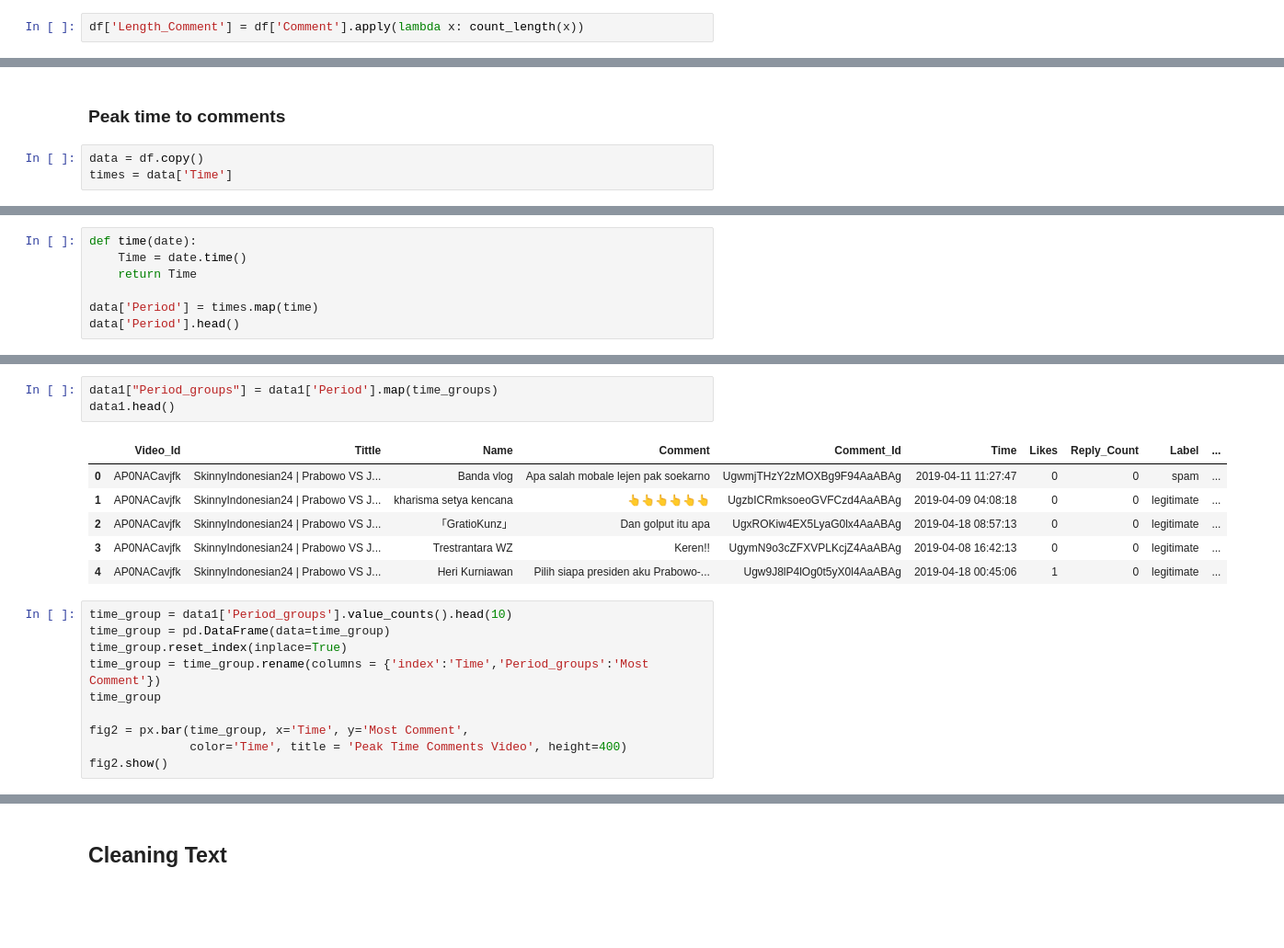
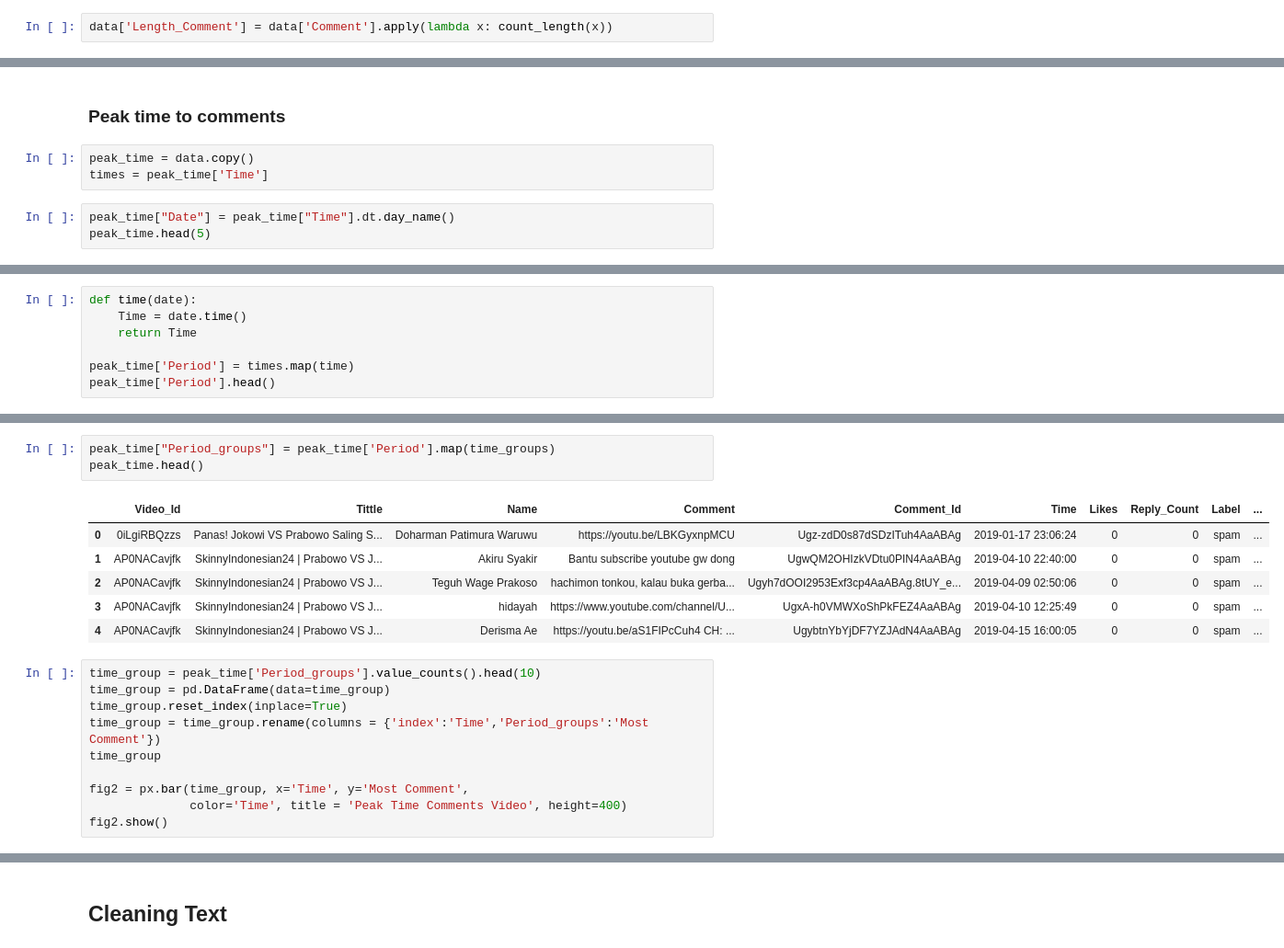
Before and after one commit to dewirizki/CommentsDetection, a Jupyter notebook: Code/data_prepocessing.ipynb, the cells around one changed output, grey strips where cells are left out. Shown at 92% size. Drawn from its saved outputs; the diff is of its cells as text; blank space fills up the shorter version.

```diff
--- a/Code/data_prepocessing.ipynb
+++ b/Code/data_prepocessing.ipynb
@@ -110,4 +171,4 @@ memory usage: 127.2+ KB
 def count_length(text):
     return len(text)
 # %%
-df['Length_Comment'] = df['Comment'].apply(lambda x: count_length(x))
+data['Length_Comment'] = data['Comment'].apply(lambda x: count_length(x))
@@ -145,5 +216,8 @@ fig.show()
 # %% [markdown]
 ### Peak time to comments
 # %%
-data = df.copy()
-times = data['Time']
+peak_time = data.copy()
+times = peak_time['Time']
+# %%
+peak_time["Date"] = peak_time["Time"].dt.day_name()
+peak_time.head(5)
@@ -152,6 +233,6 @@ def time(date):
     Time = date.time()
     return Time
 
-data['Period'] = times.map(time)
-data['Period'].head()
+peak_time['Period'] = times.map(time)
+peak_time['Period'].head()
 # %% [output]
@@ -216,17 +295,17 @@ def time_groups(time):
     else:
         return 'other'
 # %%
-data1["Period_groups"] = data1['Period'].map(time_groups)
-data1.head()
+peak_time["Period_groups"] = peak_time['Period'].map(time_groups)
+peak_time.head()
 # %% [output]
 |  | Video_Id | Tittle | Name | Comment | Comment_Id | Time | Likes | Reply_Count | Label | ... |
-| 0 | AP0NACavjfk | SkinnyIndonesian24 | Prabowo VS J... | Banda vlog | Apa salah mobale lejen pak soekarno | UgwmjTHzY2zMOXBg9F94AaABAg | 2019-04-11 11:27:47 | 0 | 0 | spam | ... |
-| 1 | AP0NACavjfk | SkinnyIndonesian24 | Prabowo VS J... | kharisma setya kencana | 👆👆👆👆👆👆 | UgzbICRmksoeoGVFCzd4AaABAg | 2019-04-09 04:08:18 | 0 | 0 | legitimate | ... |
-| 2 | AP0NACavjfk | SkinnyIndonesian24 | Prabowo VS J... | 「GratioKunz」 | Dan golput itu apa | UgxROKiw4EX5LyaG0lx4AaABAg | 2019-04-18 08:57:13 | 0 | 0 | legitimate | ... |
-| 3 | AP0NACavjfk | SkinnyIndonesian24 | Prabowo VS J... | Trestrantara WZ | Keren!! | UgymN9o3cZFXVPLKcjZ4AaABAg | 2019-04-08 16:42:13 | 0 | 0 | legitimate | ... |
-| 4 | AP0NACavjfk | SkinnyIndonesian24 | Prabowo VS J... | Heri Kurniawan | Pilih siapa presiden aku Prabowo-... | Ugw9J8lP4lOg0t5yX0l4AaABAg | 2019-04-18 00:45:06 | 1 | 0 | legitimate | ... |
+| 0 | 0iLgiRBQzzs | Panas! Jokowi VS Prabowo Saling S... | Doharman Patimura Waruwu | https://youtu.be/LBKGyxnpMCU | Ugz-zdD0s87dSDzITuh4AaABAg | 2019-01-17 23:06:24 | 0 | 0 | spam | ... |
+| 1 | AP0NACavjfk | SkinnyIndonesian24 | Prabowo VS J... | Akiru Syakir | Bantu subscribe youtube gw dong | UgwQM2OHIzkVDtu0PIN4AaABAg | 2019-04-10 22:40:00 | 0 | 0 | spam | ... |
+| 2 | AP0NACavjfk | SkinnyIndonesian24 | Prabowo VS J... | Teguh Wage Prakoso | hachimon tonkou, kalau buka gerba... | Ugyh7dOOI2953Exf3cp4AaABAg.8tUY_e... | 2019-04-09 02:50:06 | 0 | 0 | spam | ... |
+| 3 | AP0NACavjfk | SkinnyIndonesian24 | Prabowo VS J... | hidayah | https://www.youtube.com/channel/U... | UgxA-h0VMWXoShPkFEZ4AaABAg | 2019-04-10 12:25:49 | 0 | 0 | spam | ... |
+| 4 | AP0NACavjfk | SkinnyIndonesian24 | Prabowo VS J... | Derisma Ae | https://youtu.be/aS1FIPcCuh4 CH: ... | UgybtnYbYjDF7YZJAdN4AaABAg | 2019-04-15 16:00:05 | 0 | 0 | spam | ... |
 # %%
-time_group = data1['Period_groups'].value_counts().head(10)
+time_group = peak_time['Period_groups'].value_counts().head(10)
 time_group = pd.DataFrame(data=time_group)
 time_group.reset_index(inplace=True)
 time_group = time_group.rename(columns = {'index':'Time','Period_groups':'Most Comment'})
```
Also changed, not shown: parts of 96 cells of this notebook, 5 other files.
